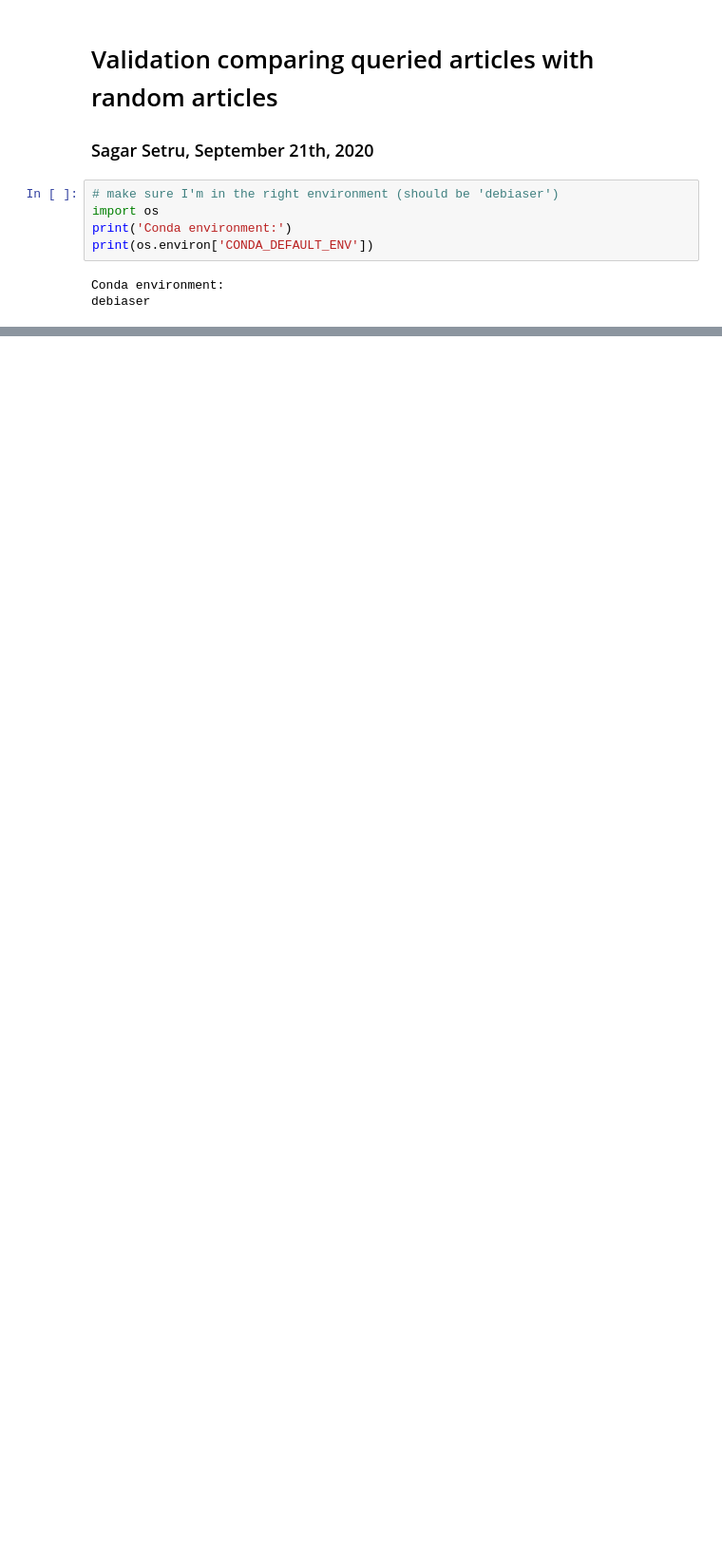
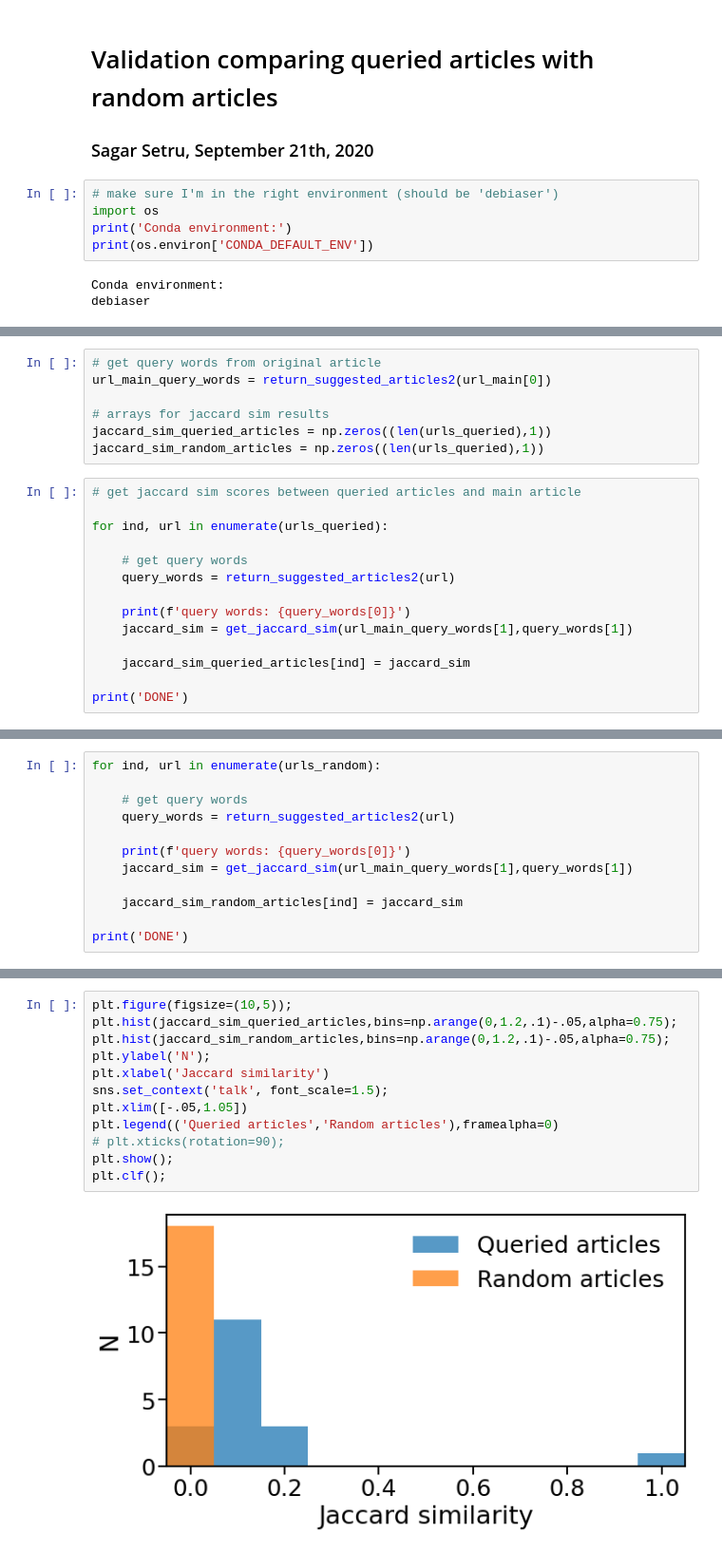
Before and after one commit to sagarsetru/debiaser, a Jupyter notebook: Validation_comparing_queried_articles_random_articles.ipynb, the cells around one changed output, grey strips where cells are left out. Shown at 95% size. Saved outputs shown, nothing was run; the diff lists cells and outputs as text; blank space fills up the shorter version.

Commit message:
working draft of validation using queried and random articles

```diff
--- a/Validation_comparing_queried_articles_random_articles.ipynb
+++ b/Validation_comparing_queried_articles_random_articles.ipynb
@@ -138,0 +119,21 @@ print(len(urls_queried))
+# %%
+# get query words from original article
+url_main_query_words = return_suggested_articles2(url_main[0])
+
+# arrays for jaccard sim results
+jaccard_sim_queried_articles = np.zeros((len(urls_queried),1))
+jaccard_sim_random_articles = np.zeros((len(urls_queried),1))
+# %%
+# get jaccard sim scores between queried articles and main article
+
+for ind, url in enumerate(urls_queried):
+
+    # get query words
+    query_words = return_suggested_articles2(url)
+
+    print(f'query words: {query_words[0]}')
+    jaccard_sim = get_jaccard_sim(url_main_query_words[1],query_words[1])
+
+    jaccard_sim_queried_articles[ind] = jaccard_sim
+
+print('DONE')
@@ -138,0 +158,12 @@ print(len(urls_queried))
+# %%
+for ind, url in enumerate(urls_random):
+
+    # get query words
+    query_words = return_suggested_articles2(url)
+
+    print(f'query words: {query_words[0]}')
+    jaccard_sim = get_jaccard_sim(url_main_query_words[1],query_words[1])
+
+    jaccard_sim_random_articles[ind] = jaccard_sim
+
+print('DONE')
@@ -138,0 +188,14 @@ print(len(urls_queried))
+# %%
+plt.figure(figsize=(10,5));
+plt.hist(jaccard_sim_queried_articles,bins=np.arange(0,1.2,.1)-.05,alpha=0.75);
+plt.hist(jaccard_sim_random_articles,bins=np.arange(0,1.2,.1)-.05,alpha=0.75);
+plt.ylabel('N');
+plt.xlabel('Jaccard similarity')
+sns.set_context('talk', font_scale=1.5);
+plt.xlim([-.05,1.05])
+plt.legend(('Queried articles','Random articles'),framealpha=0)
+# plt.xticks(rotation=90);
+plt.show();
+plt.clf();
+# %% [output]
+[figure, added]
```
Also changed, not shown: parts of 9 cells of this notebook.
